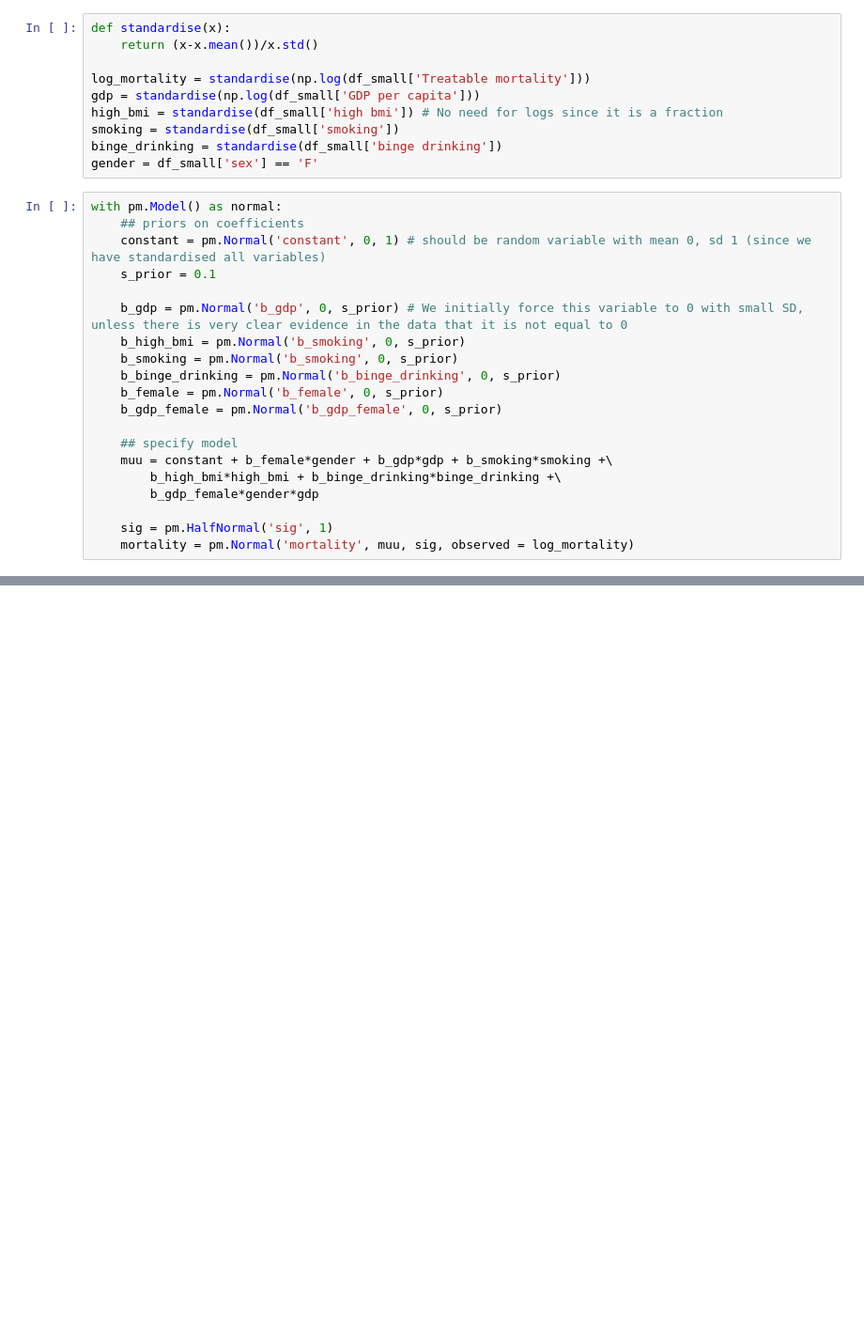
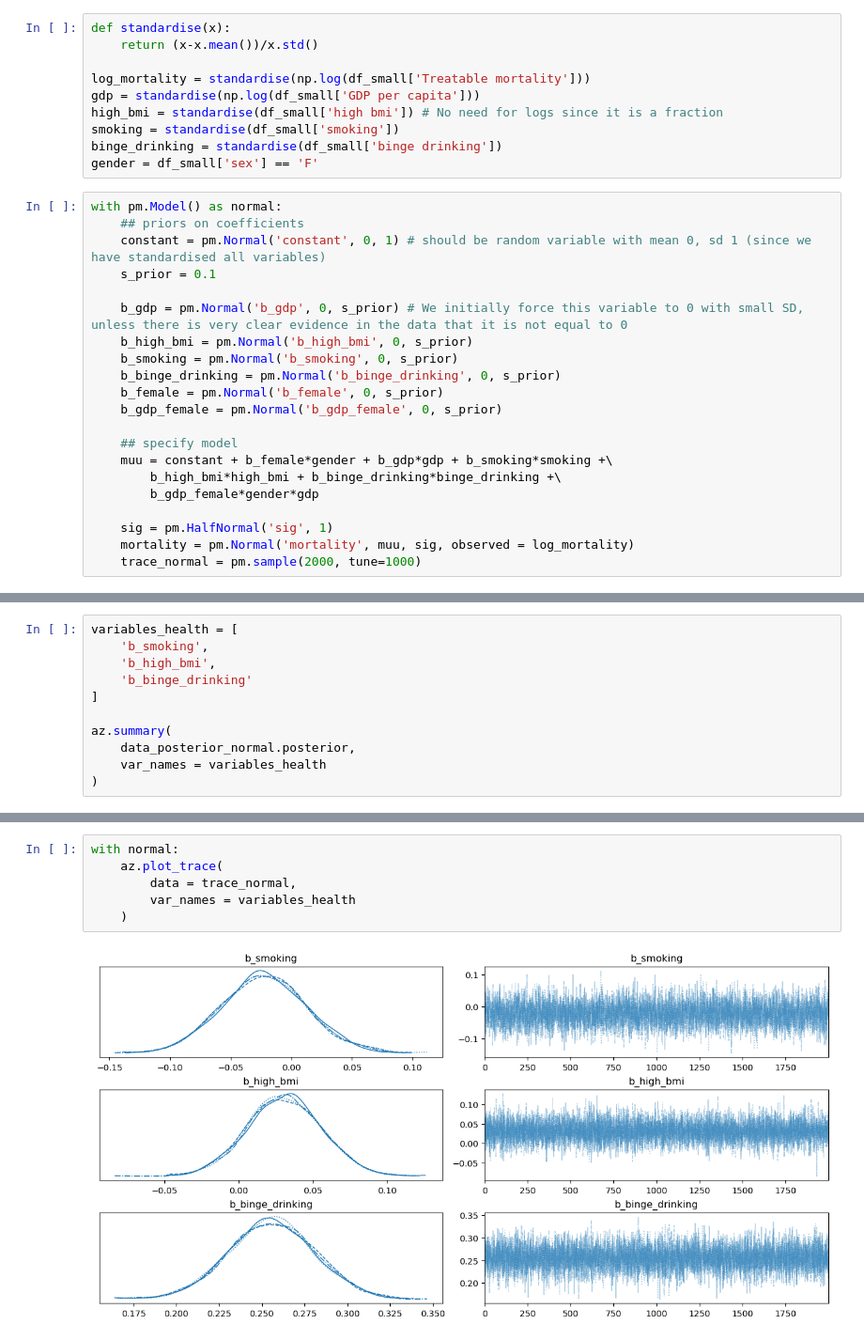
Before and after one commit to cejkiebo/msc_datascience, a Jupyter notebook: Week7.ipynb, the cells around one changed output, grey strips where cells are left out. Shown at 94% size. Cells and saved outputs as stored; diff of their text form; blank space fills up the shorter version.

```diff
--- a/Week7.ipynb
+++ b/Week7.ipynb
@@ -207,7 +210,7 @@ with pm.Model() as normal:
     s_prior = 0.1
 
     b_gdp = pm.Normal('b_gdp', 0, s_prior) # We initially force this variable to 0 with small SD, unless there is very clear evidence in the data that it is not equal to 0
-    b_high_bmi = pm.Normal('b_smoking', 0, s_prior)
+    b_high_bmi = pm.Normal('b_high_bmi', 0, s_prior)
     b_smoking = pm.Normal('b_smoking', 0, s_prior)
     b_binge_drinking = pm.Normal('b_binge_drinking', 0, s_prior)
     b_female = pm.Normal('b_female', 0, s_prior)
@@ -220,3 +223,4 @@ with pm.Model() as normal:
 
     sig = pm.HalfNormal('sig', 1)
     mortality = pm.Normal('mortality', muu, sig, observed = log_mortality)
+    trace_normal = pm.sample(2000, tune=1000)
@@ -222,0 +252,11 @@ with pm.Model() as normal:
+# %%
+variables_health = [
+    'b_smoking',
+    'b_high_bmi',
+    'b_binge_drinking'
+]
+
+az.summary(
+    data_posterior_normal.posterior,
+    var_names = variables_health
+)
@@ -222,0 +268,8 @@ with pm.Model() as normal:
+# %%
+with normal:
+    az.plot_trace(
+        data = trace_normal,
+        var_names = variables_health
+    )
+# %% [output]
+[figure, added]
```
Also changed, not shown: parts of 24 cells of this notebook.
